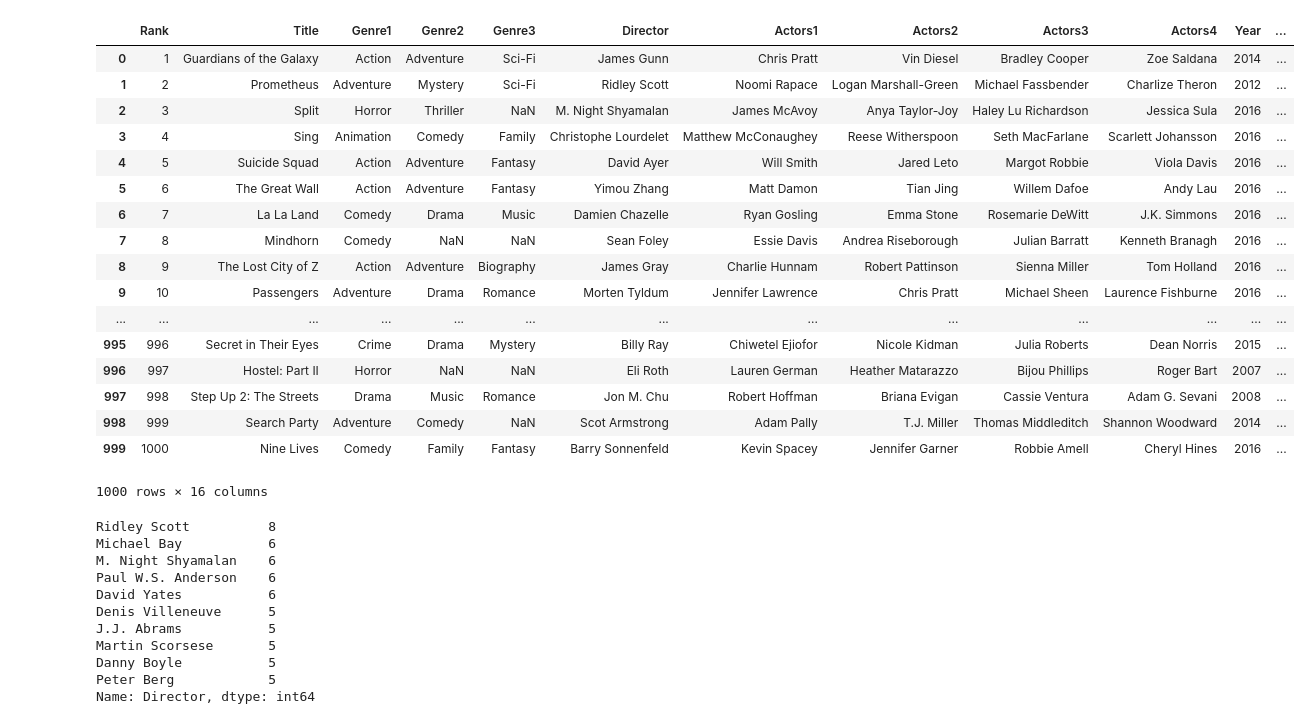
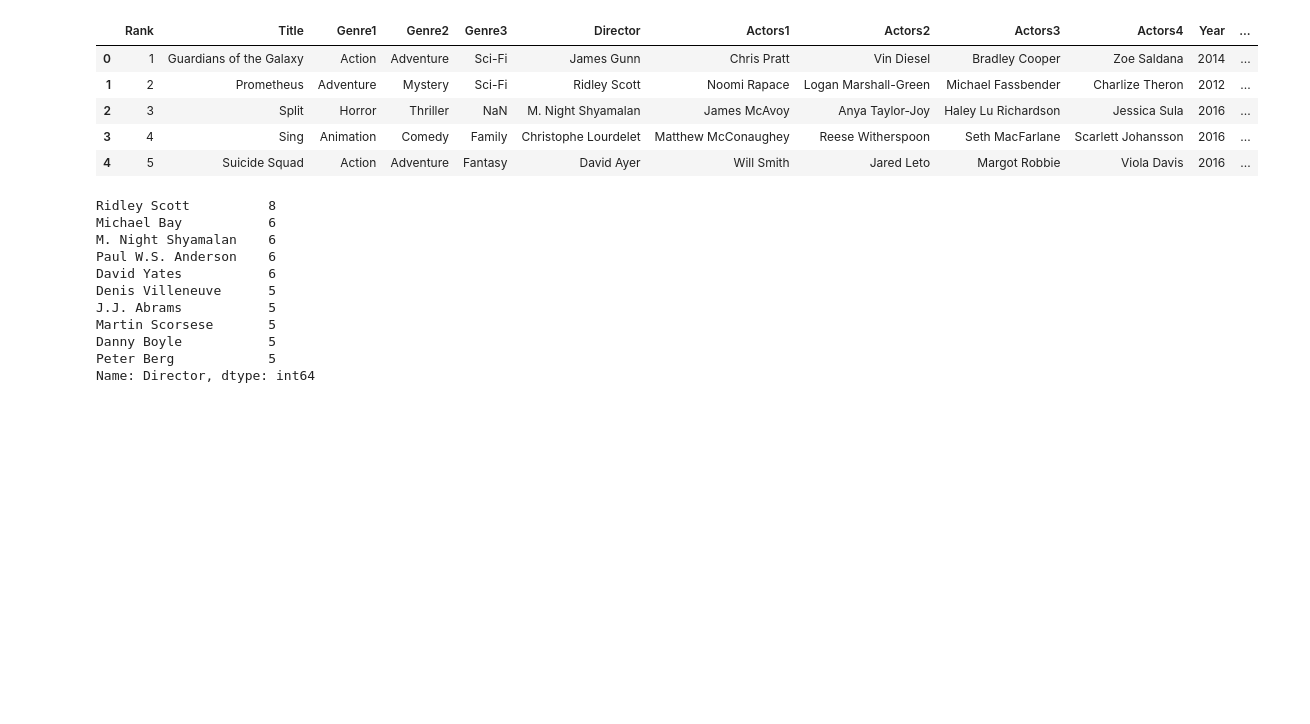
Before and after one commit to lukgonza/data_bootcamp_project_1, a Jupyter notebook: notebooks/mahtab.ipynb, the cells around one changed output. Cells and saved outputs as stored; diff of their text form; code cells hidden in the pictures; blank space fills up the shorter version.

```diff
--- a/notebooks/mahtab.ipynb
+++ b/notebooks/mahtab.ipynb
@@ -11,26 +11,14 @@ from math import isnan
 #import plotly.tools as tls
 # %%
 data = pd.read_csv('imdb.csv')
-data
+data.head()
 # %% [output]
 |  | Rank | Title | Genre1 | Genre2 | Genre3 | Director | Actors1 | Actors2 | Actors3 | Actors4 | Year | ... |
 | 0 | 1 | Guardians of the Galaxy | Action | Adventure | Sci-Fi | James Gunn | Chris Pratt | Vin Diesel | Bradley Cooper | Zoe Saldana | 2014 | ... |
 | 1 | 2 | Prometheus | Adventure | Mystery | Sci-Fi | Ridley Scott | Noomi Rapace | Logan Marshall-Green | Michael Fassbender | Charlize Theron | 2012 | ... |
 | 2 | 3 | Split | Horror | Thriller | NaN | M. Night Shyamalan | James McAvoy | Anya Taylor-Joy | Haley Lu Richardson | Jessica Sula | 2016 | ... |
 | 3 | 4 | Sing | Animation | Comedy | Family | Christophe Lourdelet | Matthew McConaughey | Reese Witherspoon | Seth MacFarlane | Scarlett Johansson | 2016 | ... |
 | 4 | 5 | Suicide Squad | Action | Adventure | Fantasy | David Ayer | Will Smith | Jared Leto | Margot Robbie | Viola Davis | 2016 | ... |
-| 5 | 6 | The Great Wall | Action | Adventure | Fantasy | Yimou Zhang | Matt Damon | Tian Jing | Willem Dafoe | Andy Lau | 2016 | ... |
-| 6 | 7 | La La Land | Comedy | Drama | Music | Damien Chazelle | Ryan Gosling | Emma Stone | Rosemarie DeWitt | J.K. Simmons | 2016 | ... |
-| 7 | 8 | Mindhorn | Comedy | NaN | NaN | Sean Foley | Essie Davis | Andrea Riseborough | Julian Barratt | Kenneth Branagh | 2016 | ... |
-| 8 | 9 | The Lost City of Z | Action | Adventure | Biography | James Gray | Charlie Hunnam | Robert Pattinson | Sienna Miller | Tom Holland | 2016 | ... |
-| 9 | 10 | Passengers | Adventure | Drama | Romance | Morten Tyldum | Jennifer Lawrence | Chris Pratt | Michael Sheen | Laurence Fishburne | 2016 | ... |
-| ... | ... | ... | ... | ... | ... | ... | ... | ... | ... | ... | ... | ... |
-| 995 | 996 | Secret in Their Eyes | Crime | Drama | Mystery | Billy Ray | Chiwetel Ejiofor | Nicole Kidman | Julia Roberts | Dean Norris | 2015 | ... |
-| 996 | 997 | Hostel: Part II | Horror | NaN | NaN | Eli Roth | Lauren German | Heather Matarazzo | Bijou Phillips | Roger Bart | 2007 | ... |
-| 997 | 998 | Step Up 2: The Streets | Drama | Music | Romance | Jon M. Chu | Robert Hoffman | Briana Evigan | Cassie Ventura | Adam G. Sevani | 2008 | ... |
-| 998 | 999 | Search Party | Adventure | Comedy | NaN | Scot Armstrong | Adam Pally | T.J. Miller | Thomas Middleditch | Shannon Woodward | 2014 | ... |
-| 999 | 1000 | Nine Lives | Comedy | Family | Fantasy | Barry Sonnenfeld | Kevin Spacey | Jennifer Garner | Robbie Amell | Cheryl Hines | 2016 | ... |
-1000 rows × 16 columns
 # %%
 
 director_counts = data["Director"].value_counts()
```
Also changed, not shown: parts of 2 cells of this notebook.
